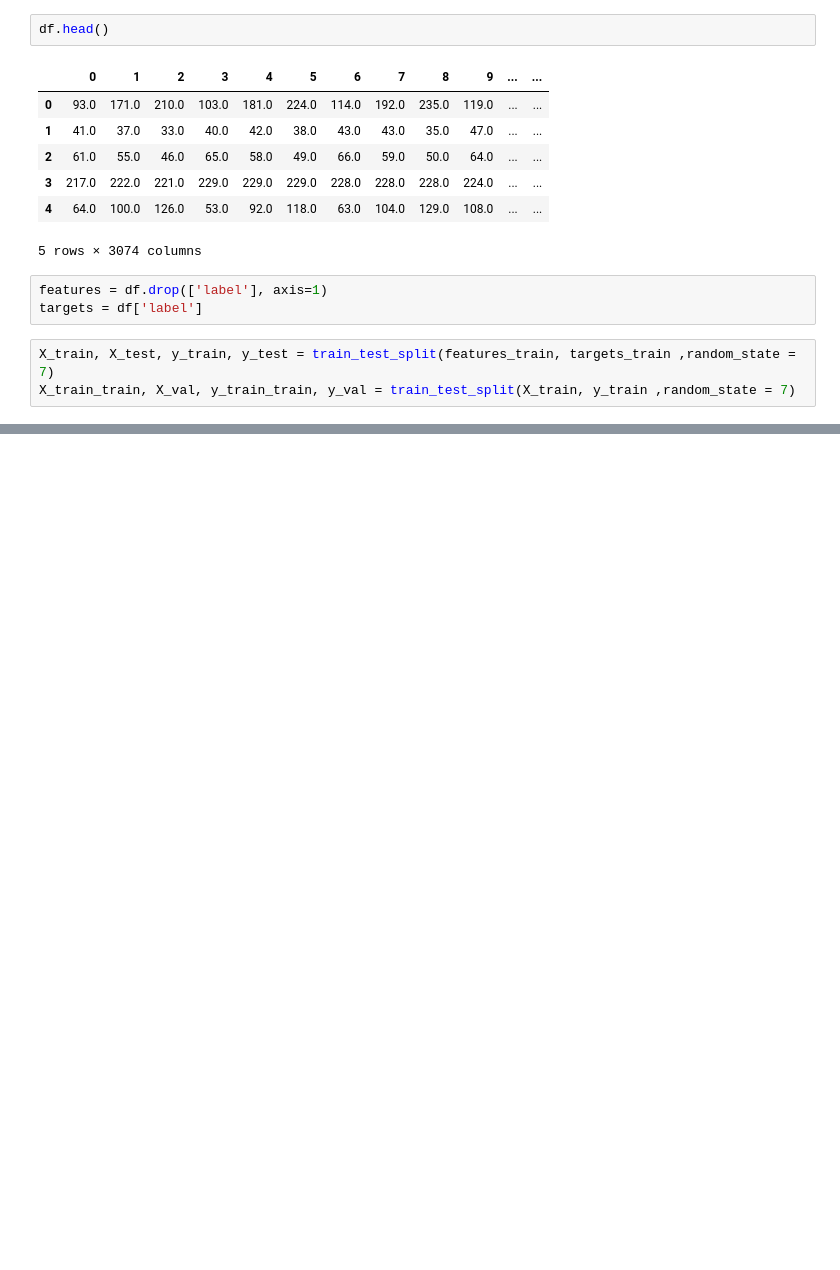
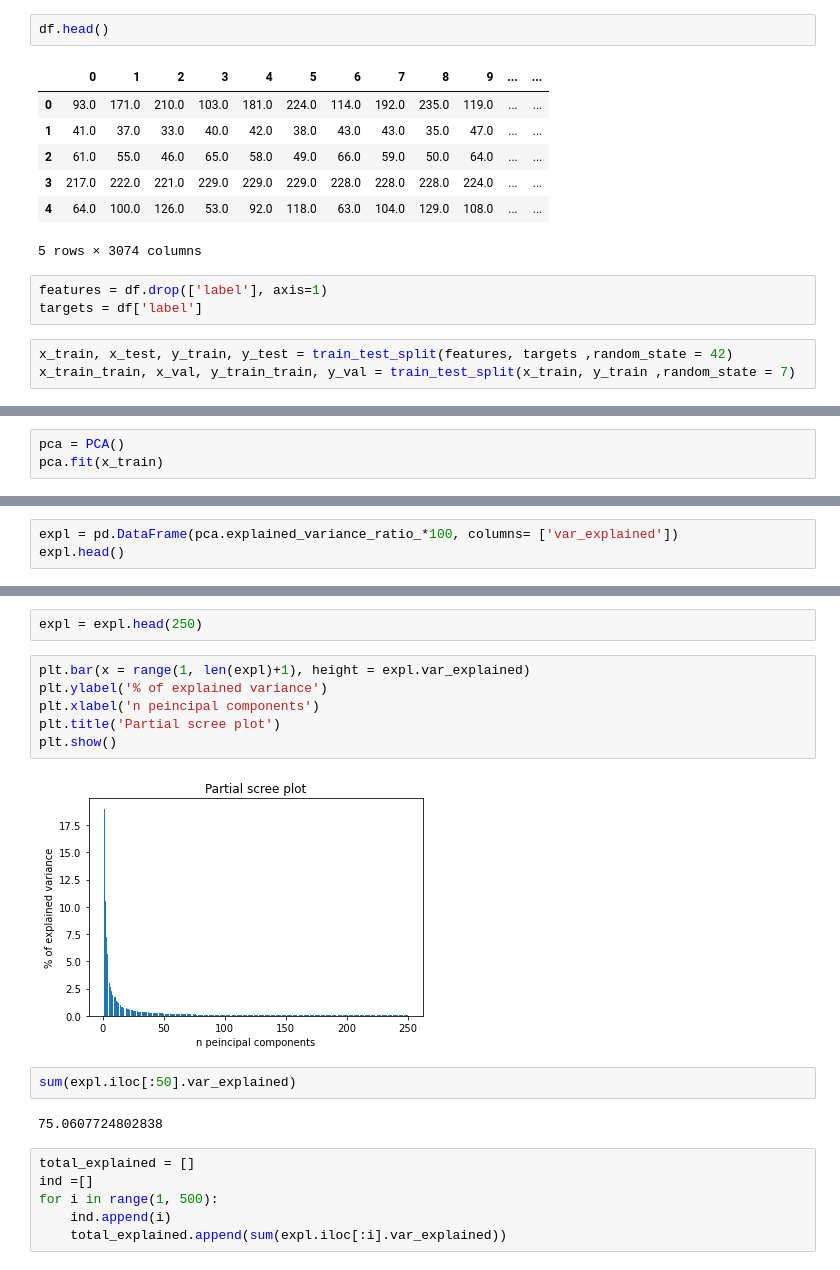
Before and after one commit to Matan-Shimon/Data-Visualization, a Jupyter notebook: Dogs vs Cats.ipynb, the cells around one changed output, grey strips where cells are left out. Cells and saved outputs as stored; diff of their text form; blank space fills up the shorter version.

```diff
--- a/Dogs vs Cats.ipynb
+++ b/Dogs vs Cats.ipynb
@@ -107,5 +109,5 @@ df.head()
 features = df.drop(['label'], axis=1)
 targets = df['label']
 # %%
-X_train, X_test, y_train, y_test = train_test_split(features_train, targets_train ,random_state = 7)
-X_train_train, X_val, y_train_train, y_val = train_test_split(X_train, y_train ,random_state = 7)
+x_train, x_test, y_train, y_test = train_test_split(features, targets ,random_state = 42)
+x_train_train, x_val, y_train_train, y_val = train_test_split(x_train, y_train ,random_state = 7)
@@ -111,0 +122,3 @@ X_train_train, X_val, y_train_train, y_val = train_test_split(X_train, y_train ,
+# %%
+pca = PCA()
+pca.fit(x_train)
@@ -111,0 +127,3 @@ X_train_train, X_val, y_train_train, y_val = train_test_split(X_train, y_train ,
+# %%
+expl = pd.DataFrame(pca.explained_variance_ratio_*100, columns= ['var_explained'])
+expl.head()
@@ -111,0 +137,20 @@ X_train_train, X_val, y_train_train, y_val = train_test_split(X_train, y_train ,
+# %%
+expl = expl.head(250)
+# %%
+plt.bar(x = range(1, len(expl)+1), height = expl.var_explained)
+plt.ylabel('% of explained variance')
+plt.xlabel('n peincipal components')
+plt.title('Partial scree plot')
+plt.show()
+# %% [output]
+[figure, added]
+# %%
+sum(expl.iloc[:50].var_explained)
+# %% [output]
+75.0607724802838
+# %%
+total_explained = []
+ind =[]
+for i in range(1, 500):
+    ind.append(i)
+    total_explained.append(sum(expl.iloc[:i].var_explained))
```
Also changed, not shown: parts of 9 cells of this notebook.
